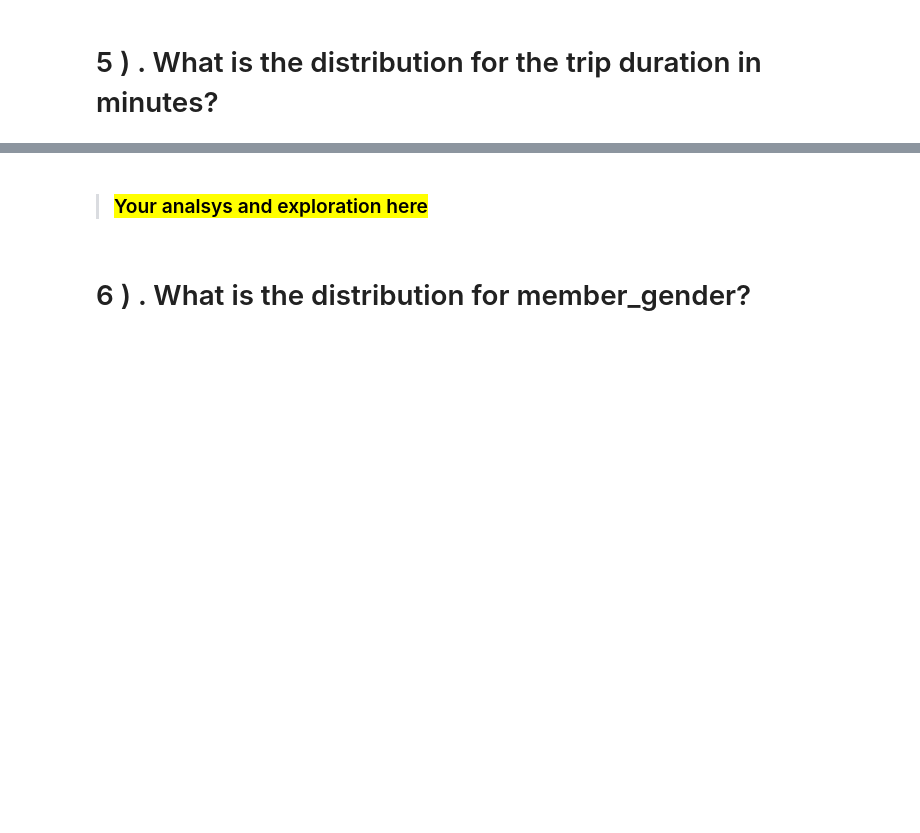
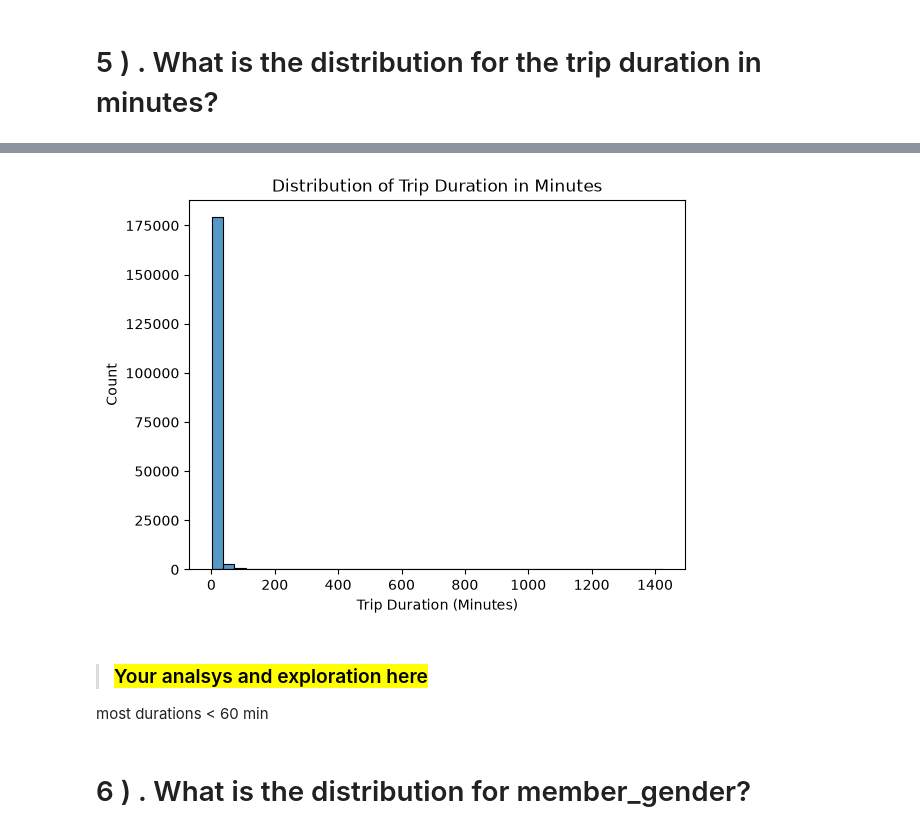
Before and after one commit to shahd-wassel/CA-R5-AIS2-S1, a Jupyter notebook: DATA PROCESSING/TASKS/final project/phase one/datasciece_Final_Project_phase_1_12.ipynb, the cells around one changed output, grey strips where cells are left out. Drawn from its saved outputs; the diff is of its cells as text; code cells hidden in the pictures; blank space fills up the shorter version.

```diff
--- a/DATA PROCESSING/TASKS/final project/phase one/datasciece_Final_Project_phase_1_12.ipynb
+++ b/DATA PROCESSING/TASKS/final project/phase one/datasciece_Final_Project_phase_1_12.ipynb
@@ -417,7 +679,17 @@ Yes — the age variable contains clear outlier values, with some users showing
 # %%
 # Make visualization to easy get insight
+sns.histplot(data=df, x='duration_min', bins=40)
+
+plt.title('Distribution of Trip Duration in Minutes')
+plt.xlabel('Trip Duration (Minutes)')
+plt.ylabel('Count')
+
+plt.show()
+# %% [output]
+[figure, added]
 # %% [markdown]
 > ### <mark>Your analsys and exploration here </mark>
+most durations < 60 min
 # %% [markdown]
 
 # <a id="6"> 6 ) . What is the distribution for member_gender?</a>
```
Also changed, not shown: parts of 48 cells of this notebook.
